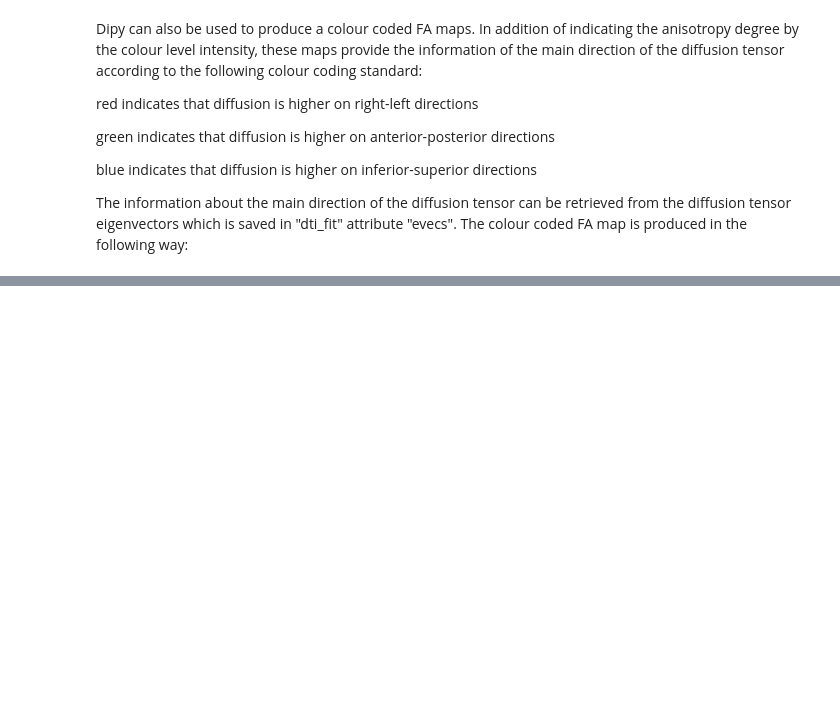
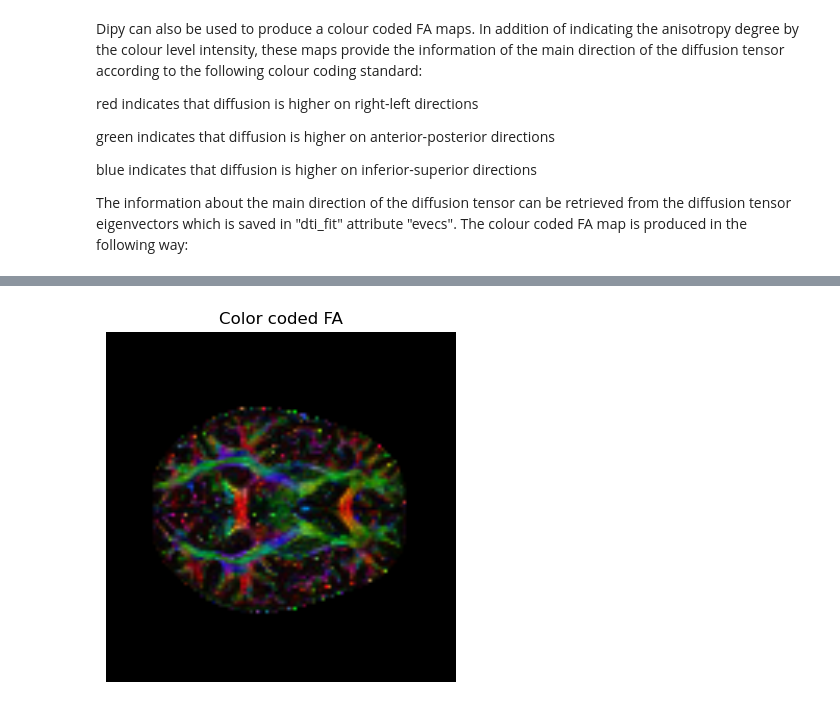
Before and after one commit to MiKueen/NeuroDataAlchemy, a Jupyter notebook: dti_analysis.ipynb, the cells around one changed output, grey strips where cells are left out. Cells and saved outputs as stored; diff of their text form; code cells hidden in the pictures; blank space fills up the shorter version.

```diff
--- a/dti_analysis.ipynb
+++ b/dti_analysis.ipynb
@@ -198,0 +230,18 @@ Text(0.5, 1.0, 'Color coded FA')
+# %%
+fa = np.clip(fa, 0, 1)  # Just to ensure that FA values are between 0 and 1
+colored_fa = dti.color_fa(fa, dti_fit.evecs)
+
+plt.figure(figsize=(4, 4))  # Increase figure size
+
+plt.subplot(1, 1, 1).set_axis_off()
+plt.imshow(colored_fa[:, :, axial_slice], interpolation='bilinear', extent=[0, colored_fa.shape[1], 0, colored_fa.shape[0]])
+plt.title("Color coded FA")
+
+plt.tight_layout()
+
+# Increase the DPI for saving the image
+# plt.savefig("dti_outputs/colored_fa_02.png", dpi=300)
+
+plt.show()
+# %% [output]
+[figure, added]
```
Also changed, not shown: parts of 12 cells of this notebook, 2 other files.
